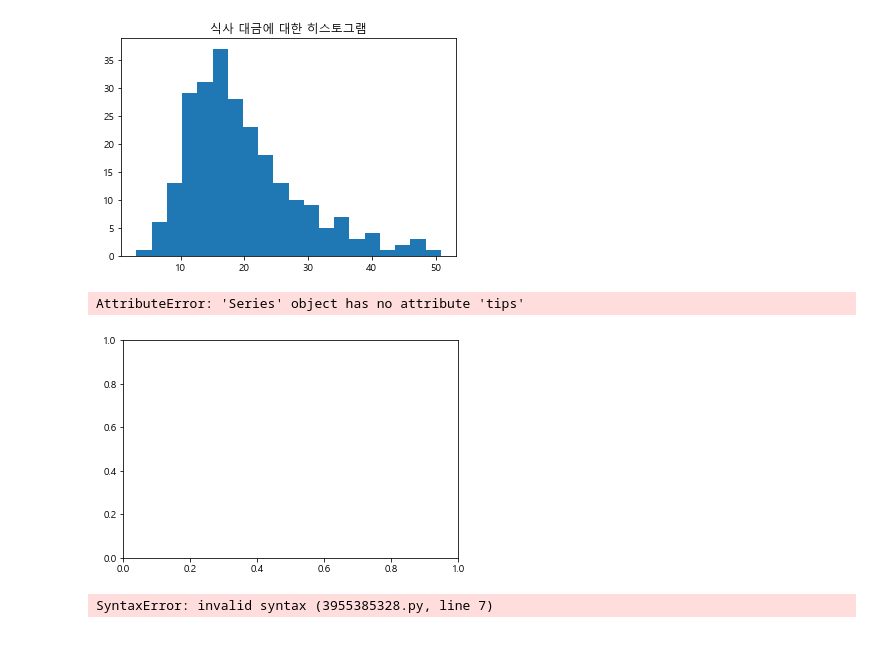
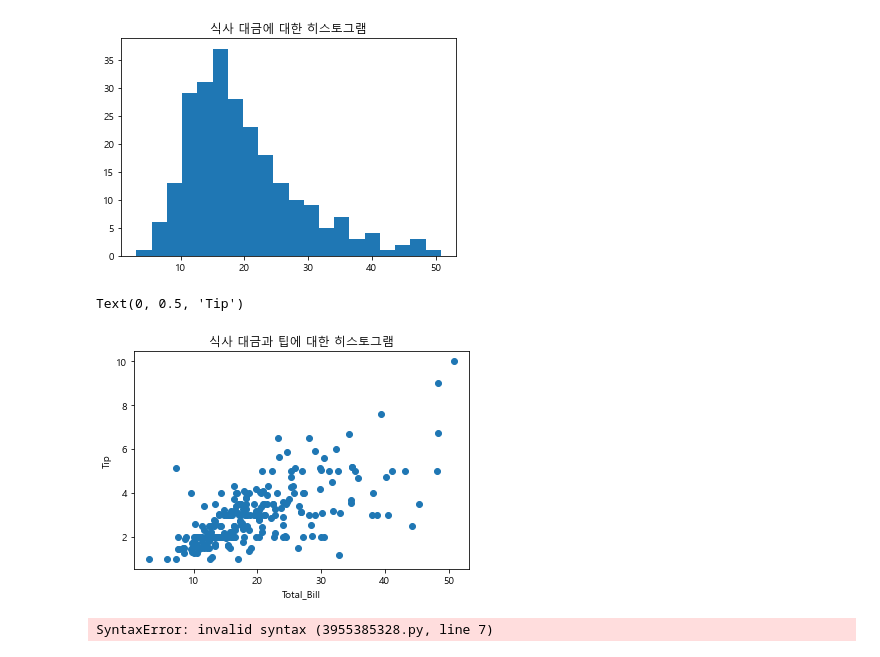
Before and after one commit to dbstj032207/Python, a Jupyter notebook: Analysis/3-matplotlib.ipynb, the cells around one changed output. Drawn from its saved outputs; the diff is of its cells as text; code cells hidden in the pictures.

```diff
--- a/Analysis/3-matplotlib.ipynb
+++ b/Analysis/3-matplotlib.ipynb
@@ -176,16 +176,16 @@ Text(0.5, 1.0, '식사 대금에 대한 히스토그램')
 # %%
 ##### total_bill 과 tip의 관계를 알고 싶다.
 
 fig = plt.figure()
 ax = fig.add_subplot(1, 1, 1)
 
-ax.scatter(tips["total_bill"].tips.tip)
+ax.scatter(tips["total_bill"], tips.tip)
 ax.set_title("식사 대금과 팁에 대한 히스토그램")
 ax.set_xlabel("Total_Bill")
 ax.set_ylabel("Tip")
 # %% [output]
-AttributeError: 'Series' object has no attribute 'tips'
+Text(0, 0.5, 'Tip')
-[figure, old version]
+[figure, new version]
 # %%
 ##### 성별과 팁의 관계
 
```
Also changed, not shown: parts of 54 cells of this notebook, 1 other file.
